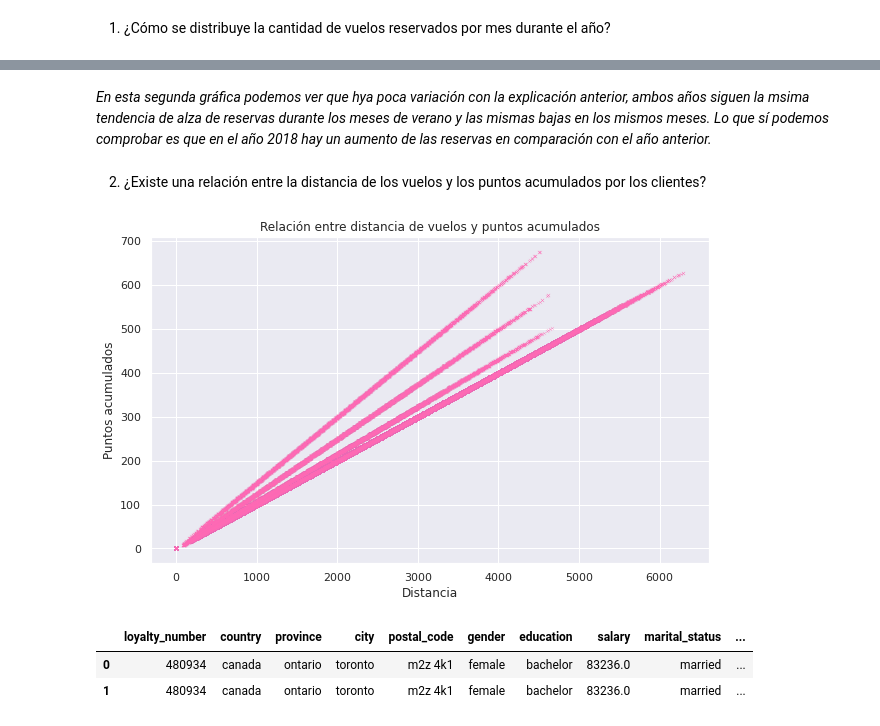
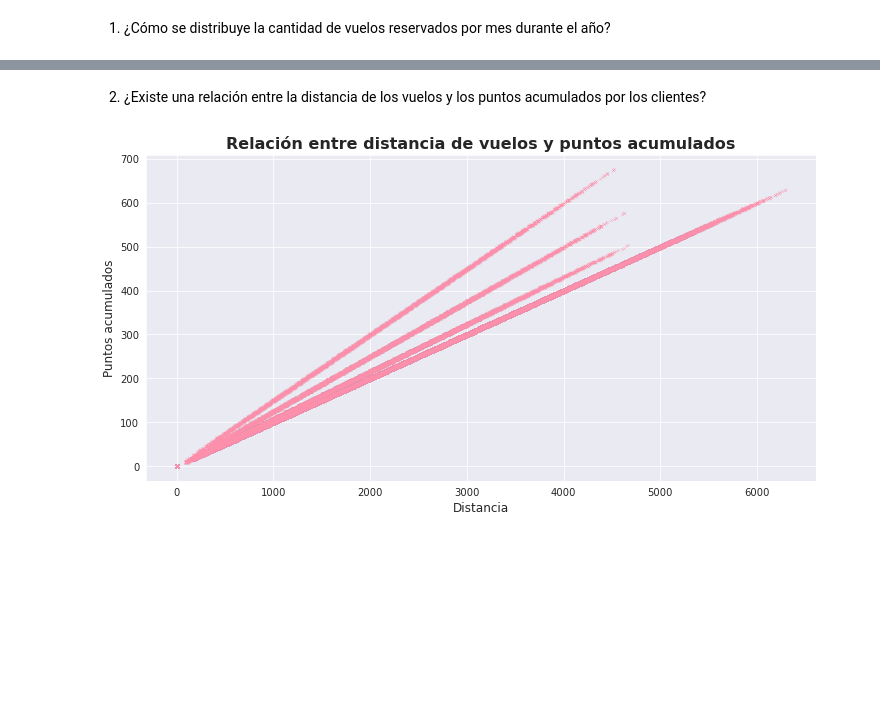
Before and after one commit to Adalab/bda-modulo-3-evaluacion-final-lmoraromero, a Jupyter notebook: evaluacion_final.ipynb, the cells around one changed output, grey strips where cells are left out. Cells and saved outputs as stored; diff of their text form; code cells hidden in the pictures; blank space fills up the shorter version.

```diff
--- a/evaluacion_final.ipynb
+++ b/evaluacion_final.ipynb
@@ -825,25 +863,17 @@ plt.ylabel("Vuelos reservados", fontsize=12);
-# %% [markdown]
-*En esta segunda gráfica podemos ver que hya poca variación con la explicación anterior, ambos años siguen la msima tendencia de alza de reservas durante los meses de verano y las mismas bajas en los mismos meses. Lo que sí podemos comprobar es que en el año 2018 hay un aumento de las reservas en comparación con el año anterior.*
 # %% [markdown]
 2. ¿Existe una relación entre la distancia de los vuelos y los puntos acumulados por los clientes?
 # %%
-plt.figure(figsize=(10, 6))
+plt.figure(figsize=(12, 6))
 sns.scatterplot(x="distance",
                 y="points_accumulated",
                 data=df,
-                color="hotpink",
+                color="#ff8fab",
                 s = 10,
                 marker = "x")
 
-plt.title('Relación entre distancia de vuelos y puntos acumulados')
+plt.title('Relación entre distancia de vuelos y puntos acumulados', fontsize=16, fontweight = "bold")
 plt.xlabel("Distancia", fontsize=12)
 
 plt.ylabel("Puntos acumulados", fontsize=12);
 # %% [output]
-[figure, old version]
+[figure, new version]
-# %%
-df_union.head(2)
-# %% [output]
-|  | loyalty_number | country | province | city | postal_code | gender | education | salary | marital_status | ... |
-| 0 | 480934 | canada | ontario | toronto | m2z 4k1 | female | bachelor | 83236.0 | married | ... |
-| 1 | 480934 | canada | ontario | toronto | m2z 4k1 | female | bachelor | 83236.0 | married | ... |
```
Also changed, not shown: parts of 28 cells of this notebook, 1 other file.
